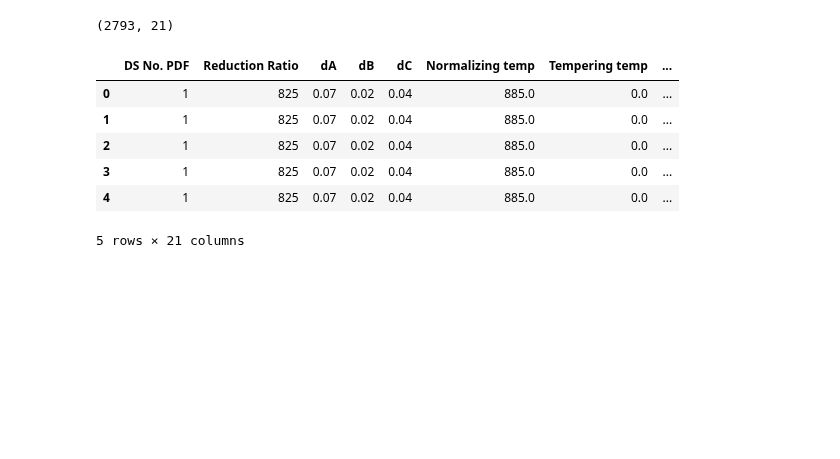
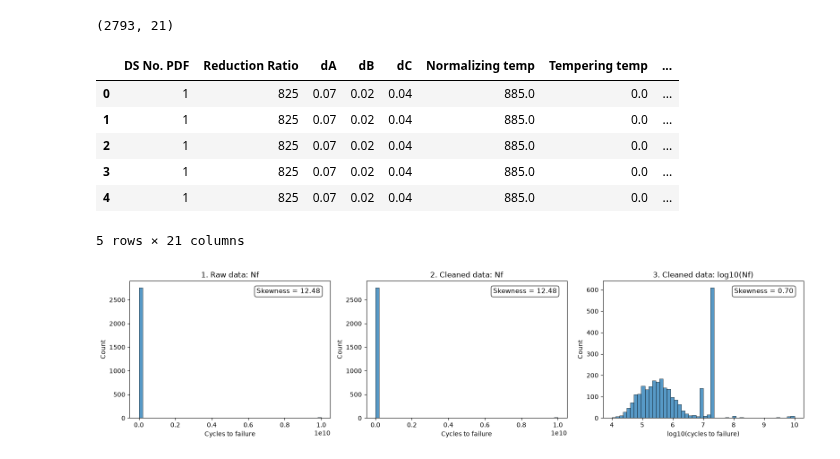
Before and after one commit to LeiliJL/DAT305-Project, a Jupyter notebook: notebooks/01_EDA_preprocessing.ipynb, the cells around one changed output. Cells and saved outputs as stored; diff of their text form; code cells hidden in the pictures; blank space fills up the shorter version.

Commit message:
added figures with cleaned data

```diff
--- a/notebooks/01_EDA_preprocessing.ipynb
+++ b/notebooks/01_EDA_preprocessing.ipynb
@@ -169,3 +183,41 @@ df.head()
 | 3 | 1 | 825 | 0.07 | 0.02 | 0.04 | 885.0 | 0.0 | ... |
 | 4 | 1 | 825 | 0.07 | 0.02 | 0.04 | 885.0 | 0.0 | ... |
 5 rows × 21 columns
+# %%
+from functions import*
+
+df_clean = pd.read_csv("../data/processed/fatigue_clean.csv")
+
+df_raw = pd.read_excel("../data/raw/NIMS_FATIGUE.xlsx")
+df_clean["log_Nf"] = np.log10(df_clean["Nf"])
+
+fig, axes = plt.subplots(1, 3, figsize=(16, 4))
+box = dict(boxstyle="round", facecolor="white", alpha=0.8)
+def add_skew(ax, series):
+    ax.text(0.95, 0.95, f"Skewness = {series.skew():.2f}",
+            transform=ax.transAxes, ha="right", va="top",
+            fontsize=11, bbox=box)
+
+# 1. Raw data
+sns.histplot(df_raw["Nf"], bins=50, ax=axes[0])
+axes[0].set_title("1. Raw data: Nf")
+axes[0].set_xlabel("Cycles to failure")
+add_skew(axes[0], df_raw["Nf"])
+
+# 2. Cleaned data, no log
+sns.histplot(df_clean["Nf"], bins=50, ax=axes[1])
+axes[1].set_title("2. Cleaned data: Nf")
+axes[1].set_xlabel("Cycles to failure")
+add_skew(axes[1], df_clean["Nf"])
+
+# 3. Cleaned data, log10
+sns.histplot(df_clean["log_Nf"], bins=50, ax=axes[2])
+axes[2].set_title("3. Cleaned data: log10(Nf)")
+axes[2].set_xlabel("log10(cycles to failure)")
+add_skew(axes[2], df_clean["log_Nf"])
+
+plt.tight_layout()
+plt.savefig("../figures/target_distribution.png", dpi=150)
+plt.show()
+# %% [output]
+[figure, added]
```
Also changed, not shown: parts of 1 cell of this notebook, 3 other files.
